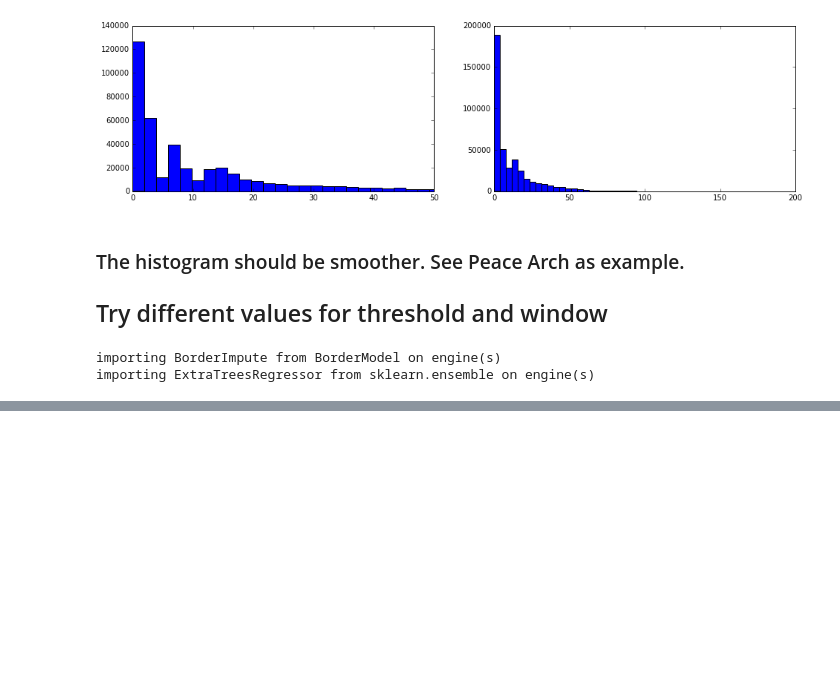
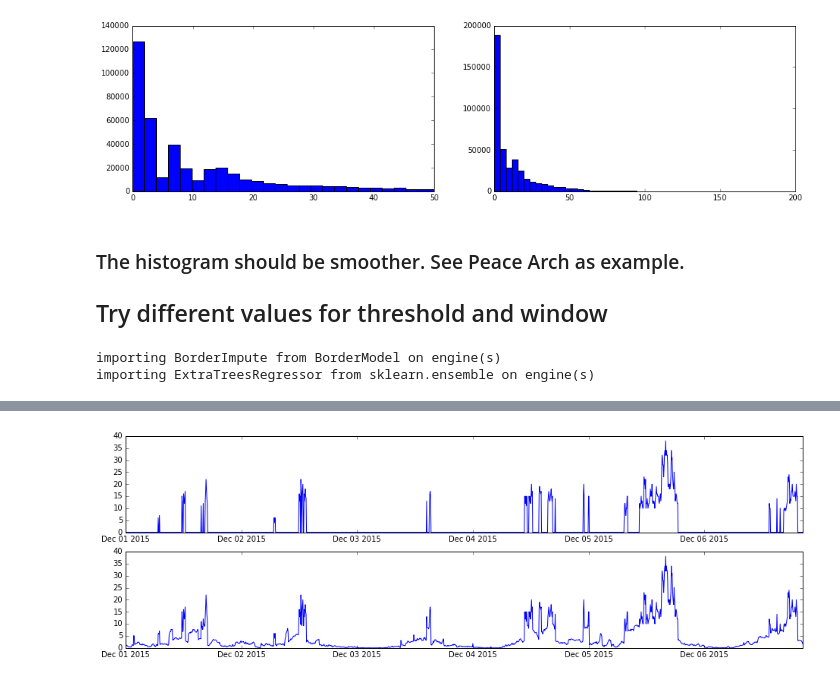
Before and after one commit to jngseattle/BorderCrossing, a Jupyter notebook: code/Model-v2.1-Northbound_impute.ipynb, the cells around one changed output, grey strips where cells are left out. Saved outputs shown, nothing was run; the diff lists cells and outputs as text; code cells hidden in the pictures; blank space fills up the shorter version.

```diff
--- a/code/Model-v2.1-Northbound_impute.ipynb
+++ b/code/Model-v2.1-Northbound_impute.ipynb
@@ -8,0 +25,7 @@
+# %%
+def plot_line(target, series, start, end):
+    plt.figure(figsize=(16,5))
+    plt.subplot(211)
+    plt.plot(target[(target.index >= start) & (target.index < end)].waittime)
+    plt.subplot(212)
+    plt.plot(series[(series.index >= start) & (series.index < end)]);
@@ -374,0 +531,4 @@ TimeoutError: Result not ready.
+# %%
+plot_line(imp[32].predictdf.waittime, '2015-12-1', '2015-12-7')
+# %% [output]
+[figure, added]
```
Also changed, not shown: parts of 65 cells of this notebook, 2 other files.
